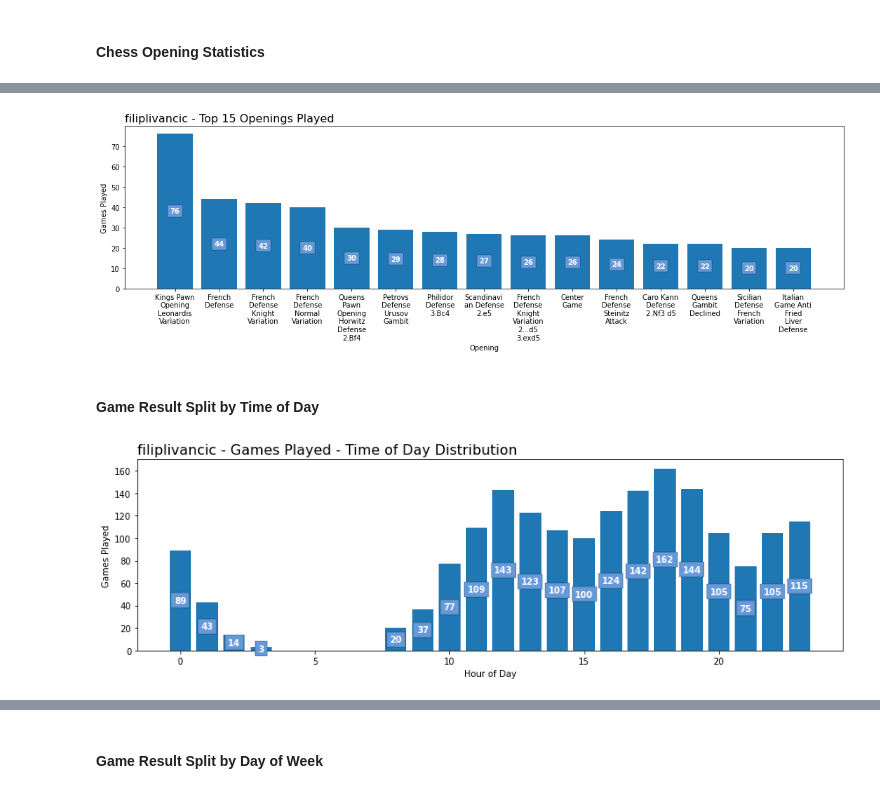
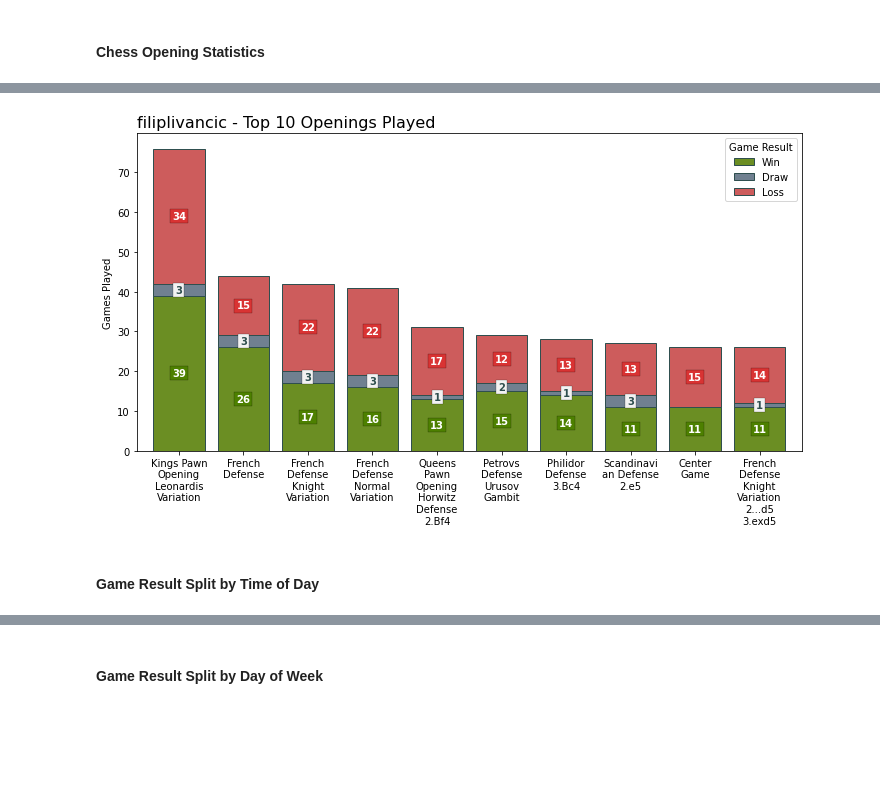
Before and after one commit to Filpill/chess_analysis, a Jupyter notebook: chess_analysis_v2.ipynb, the cells around one changed output, grey strips where cells are left out. Cells and saved outputs as stored; diff of their text form; code cells hidden in the pictures; blank space fills up the shorter version.

Commit message:
split bar charts by win/loss/draw

```diff
--- a/chess_analysis_v2.ipynb
+++ b/chess_analysis_v2.ipynb
@@ -402,28 +431,34 @@ df_openings.head(10)
 # %%
+#Creating a Table to split by result category in chart
+df_openings_winLossDraw = df_openings[['Opening','Win','Draw','Loss']]
+
 #Setting number of openings to display and wrapping text for readability
-number_of_openings = 15
+number_of_openings = 10
 opening_name_newlines = ['\n'.join(wrap(open,10)) for i,open in enumerate(df_openings['Opening'][0:number_of_openings])]
 # opening_name_newlines = [('\n' if i % 2 == 1 else '') + opening_name_newlines[i]  for i in range(number_of_openings)] #KEEP IN CASE WE NEED TO ALTERNATE Y POSITION OF X-TICK
 
-fig, ax = plt.subplots(figsize=(15,5))
-ax.bar(opening_name_newlines,df_openings['Games Played'].head(number_of_openings))
-ax.set_title(f'{player} - Top {number_of_openings} Openings Played ',loc='left',fontsize=16)
-ax.set_xlabel('Opening', fontsize = 10)
-ax.set_ylabel('Games Played', fontsize=10)
-
-# plt.subplots_adjust(bottom=0.25) #adjusting plot to prevent x-label cutoff
-plt.tight_layout()
-
-#Setting a backround color
-fig.set_facecolor('white')
-
-#Text Annotations
-chart_annotation(df_openings[0:number_of_openings],'Games Played',ax,'bar')
-plt.tight_layout()
-
-plt.savefig('charts/top_openings.png',edgecolor='darkslategrey',dpi=150)
+[win_offset_list,draw_offset_list,loss_offset_list] = offsets(df_openings[0:number_of_openings])
-# %% [output]
-[figure, removed]
+# %%
+#Plotting chart
+fig, ax = plt.subplots(figsize=(10,6))
+df_openings_winLossDraw[0:number_of_openings].plot(kind='bar',ax=ax,stacked=True, color=['olivedrab','slategrey','indianred'],width=0.8,edgecolor='darkslategrey')
+ax.set_title(f'{player} - Top {number_of_openings} Openings Played ',loc='left',fontsize=16)
+ax.set_ylabel('Games Played', fontsize=10)
+ax.set_xticklabels(opening_name_newlines[0:number_of_openings])
+plt.xticks(rotation=0)
+
+#Setting a backround color
+fig.set_facecolor('white')
+
+#Text Annotations
+open_annotation(df_openings[0:number_of_openings],'Win',ax,win_offset_list)
+open_annotation(df_openings[0:number_of_openings],'Draw',ax,draw_offset_list)
+open_annotation(df_openings[0:number_of_openings],'Loss',ax,loss_offset_list)
+plt.tight_layout()
+
+plt.savefig('charts/top_openings.png',edgecolor='darkslategrey',dpi=150)
+# %% [output]
+[figure, added]
 # %% [markdown]
 #### Game Result Split by Time of Day
 # %%
@@ -432,22 +467,13 @@ hour_list = [i for i in range(24)]
 hour_table = pd.DataFrame(hour_list,columns={'Hour'})
 
 #Grouping data and performing right join to fill in potential gaps for the dims
-df_time = df_blitz.groupby(['Hour'])['rated'].count().reset_index(name='Games')
-df_time = pd.merge(df_time,hour_table,on='Hour',how='right')
+df_time = df_blitz.groupby(['Hour','Game Result'])['rated'].count().reset_index(name='Games')
+df_time = df_time.pivot(index='Hour',columns=['Game Result'],values='Games')
+df_time = pd.merge(df_time,hour_table,on='Hour',how='right').fillna(0)
+df_time['Hour'] = df_time['Hour'].astype(str)
 
-fig, ax = plt.subplots(figsize=(12,4))
-ax.bar(df_time['Hour'],df_time['Games'])
-ax.set_title(f'{player} - Games Played - Time of Day Distribution',loc='left',fontsize=16)
-ax.set_xlabel('Hour of Day', fontsize = 10)
-ax.set_ylabel('Games Played', fontsize=10)
-plt.tight_layout()
+#Creating a Table to split by result category in chart
+df_time_winLossDraw = df_time[['Hour','Win','Draw','Loss']]
 
-#Setting a backround color
-fig.set_facecolor('white')
-
-#Text Annotations
-chart_annotation(df_time,'Games',ax,'bar')
-
-plt.savefig('charts/time_of_day.png',edgecolor='darkslategrey',dpi=150)
+#Creating Offsets for Labels
+[win_offset_list,draw_offset_list,loss_offset_list] = offsets(df_time_winLossDraw)
-# %% [output]
-[figure, removed]
```
Also changed, not shown: parts of 15 cells of this notebook, 12 other files.
